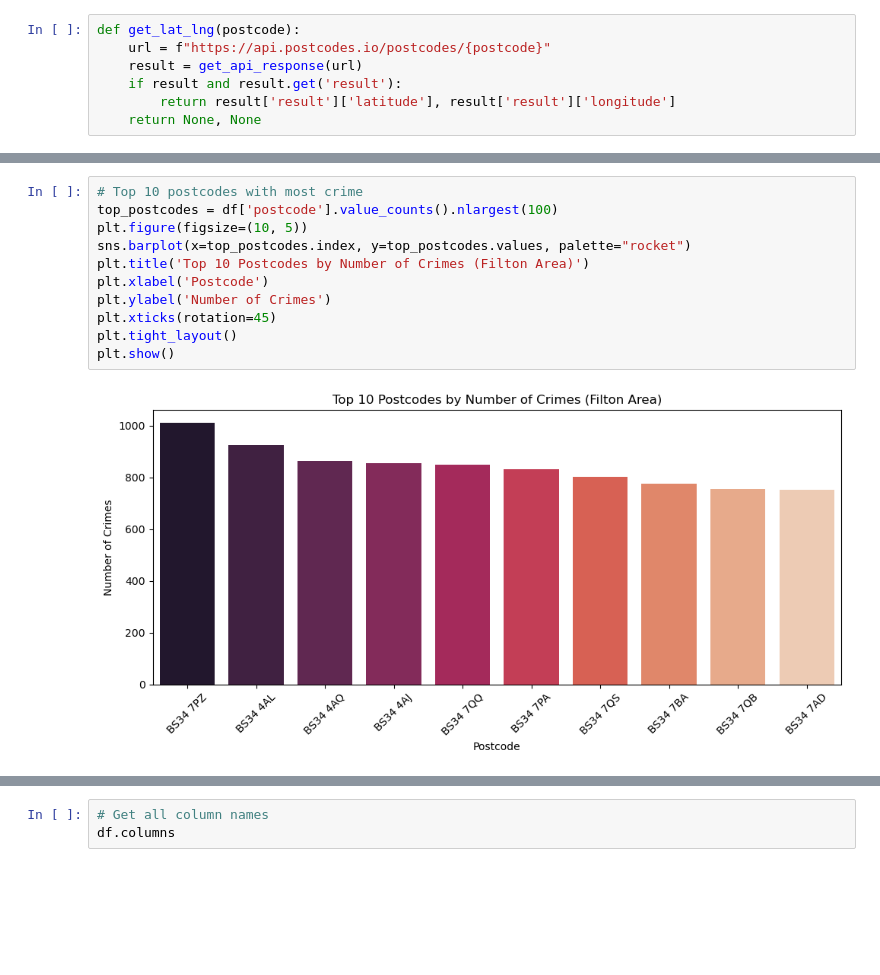
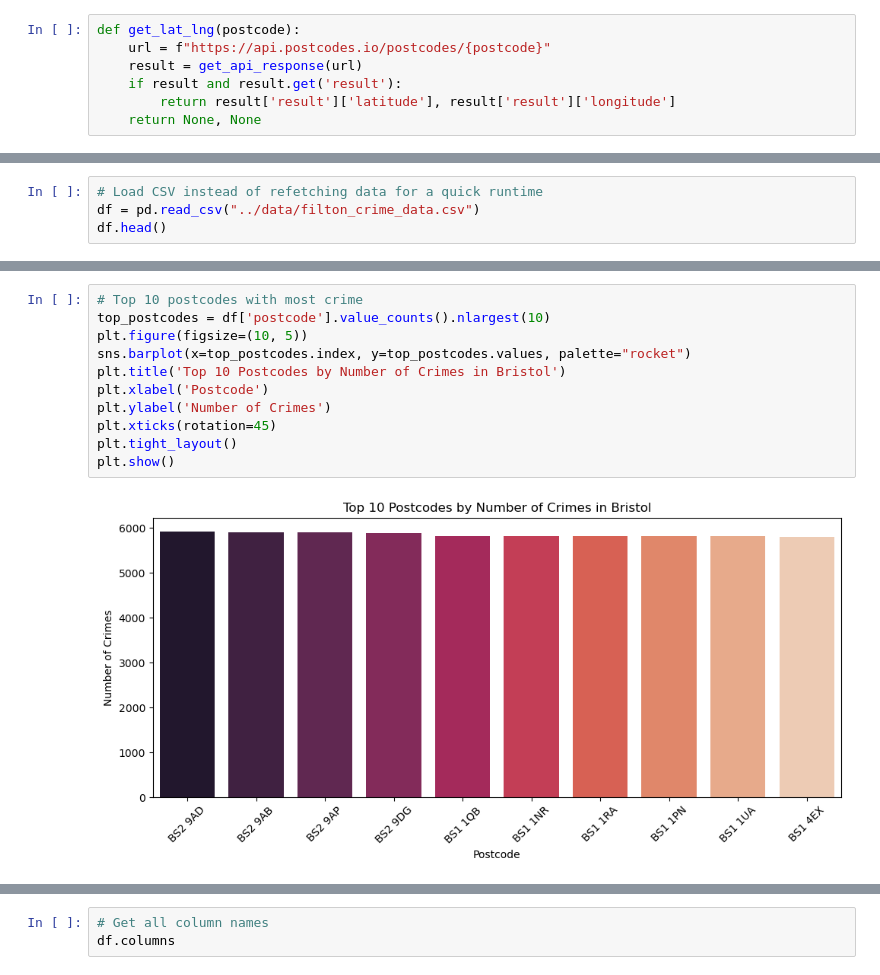
Before and after one commit to mAlex28/UK-Crime-Data-Prediction, a Jupyter notebook: notebooks/experiment.ipynb, the cells around one changed output, grey strips where cells are left out. Drawn from its saved outputs; the diff is of its cells as text; blank space fills up the shorter version.

Commit message:
Changed the functions to fetch all crime stats from Bristol instead of just Filton

```diff
--- a/notebooks/experiment.ipynb
+++ b/notebooks/experiment.ipynb
@@ -120,0 +131,4 @@ Crime data saved to ../data/filton_crime_data.csv
+# %%
+# Load CSV instead of refetching data for a quick runtime
+df = pd.read_csv("../data/filton_crime_data.csv")
+df.head()
@@ -121,13 +142,13 @@ Crime data saved to ../data/filton_crime_data.csv
 # %%
 # Top 10 postcodes with most crime
-top_postcodes = df['postcode'].value_counts().nlargest(100)
+top_postcodes = df['postcode'].value_counts().nlargest(10)
 plt.figure(figsize=(10, 5))
 sns.barplot(x=top_postcodes.index, y=top_postcodes.values, palette="rocket")
-plt.title('Top 10 Postcodes by Number of Crimes (Filton Area)')
+plt.title('Top 10 Postcodes by Number of Crimes in Bristol')
 plt.xlabel('Postcode')
 plt.ylabel('Number of Crimes')
 plt.xticks(rotation=45)
 plt.tight_layout()
 plt.show()
 # %% [output]
-[figure, old version]
+[figure, new version]
```
Also changed, not shown: parts of 25 cells of this notebook, 1 other file.
